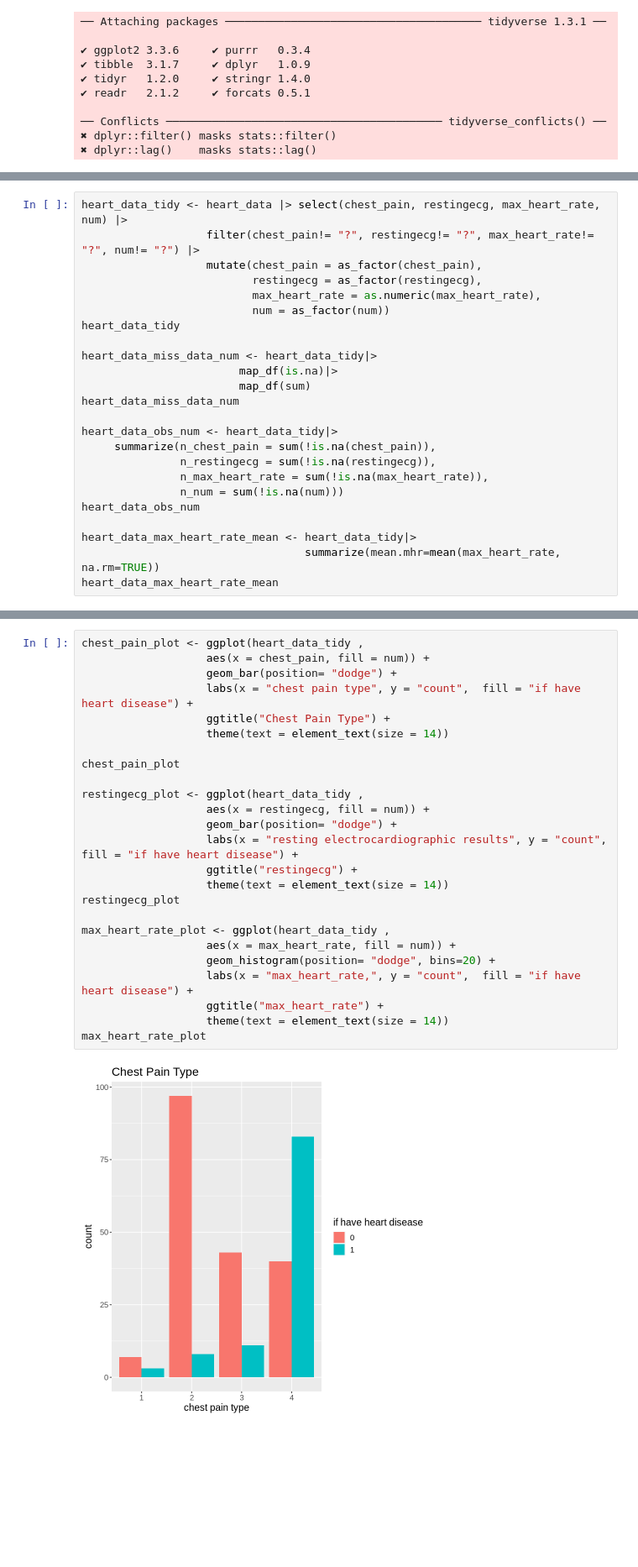
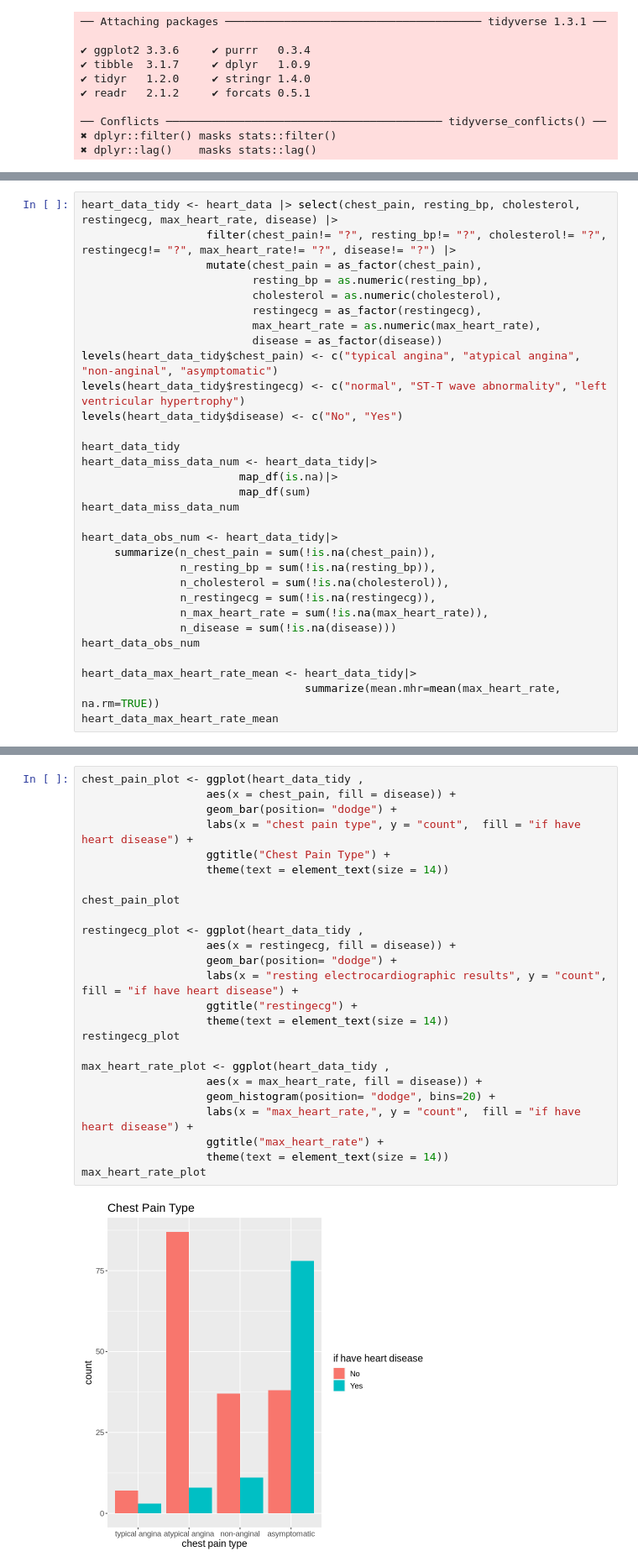
Before and after one commit to drew-gnaw/DSCI100-G81, a Jupyter notebook: WebImport.ipynb, the cells around one changed output, grey strips where cells are left out. Shown at 84% size. Cells and saved outputs as stored; diff of their text form; blank space fills up the shorter version.

Commit message:
Added chol and bp, and renamed factor levels

```diff
--- a/WebImport.ipynb
+++ b/WebImport.ipynb
@@ -46,14 +46,19 @@ A spec_tbl_df: 294 × 14
 | 58 | 0 | 2 | 180 | 393 | 0 | 0 | 110 | ... |
 | 65 | 1 | 4 | 130 | 275 | 0 | 1 | 115 | ... |
 # %%
-heart_data_tidy <- heart_data |> select(chest_pain, restingecg, max_heart_rate, num) |>
-                   filter(chest_pain!= "?", restingecg!= "?", max_heart_rate!= "?", num!= "?") |>
+heart_data_tidy <- heart_data |> select(chest_pain, resting_bp, cholesterol, restingecg, max_heart_rate, disease) |>
+                   filter(chest_pain!= "?", resting_bp!= "?", cholesterol!= "?", restingecg!= "?", max_heart_rate!= "?", disease!= "?") |>
                    mutate(chest_pain = as_factor(chest_pain),
+                          resting_bp = as.numeric(resting_bp),
+                          cholesterol = as.numeric(cholesterol),
                           restingecg = as_factor(restingecg),
                           max_heart_rate = as.numeric(max_heart_rate),
-                          num = as_factor(num))
+                          disease = as_factor(disease))
+levels(heart_data_tidy$chest_pain) <- c("typical angina", "atypical angina", "non-anginal", "asymptomatic")
+levels(heart_data_tidy$restingecg) <- c("normal", "ST-T wave abnormality", "left ventricular hypertrophy")
+levels(heart_data_tidy$disease) <- c("No", "Yes")
+
 heart_data_tidy
-
 heart_data_miss_data_num <- heart_data_tidy|>
                         map_df(is.na)|>
                         map_df(sum)
@@ -61,9 +66,11 @@ heart_data_miss_data_num
 
 heart_data_obs_num <- heart_data_tidy|>
      summarize(n_chest_pain = sum(!is.na(chest_pain)),
+               n_resting_bp = sum(!is.na(resting_bp)),
+               n_cholesterol = sum(!is.na(cholesterol)),
                n_restingecg = sum(!is.na(restingecg)),
                n_max_heart_rate = sum(!is.na(max_heart_rate)),
-               n_num = sum(!is.na(num)))
+               n_disease = sum(!is.na(disease)))
 heart_data_obs_num
 
 heart_data_max_heart_rate_mean <- heart_data_tidy|>
@@ -104,27 +111,27 @@ A tibble: 1 × 1
 # %%
 chest_pain_plot <- ggplot(heart_data_tidy ,
-                   aes(x = chest_pain, fill = num)) +
+                   aes(x = chest_pain, fill = disease)) +
                    geom_bar(position= "dodge") +
                    labs(x = "chest pain type", y = "count",  fill = "if have heart disease") +
                    ggtitle("Chest Pain Type") +
                    theme(text = element_text(size = 14))
 
 chest_pain_plot
 
 restingecg_plot <- ggplot(heart_data_tidy ,
-                   aes(x = restingecg, fill = num)) +
+                   aes(x = restingecg, fill = disease)) +
                    geom_bar(position= "dodge") +
                    labs(x = "resting electrocardiographic results", y = "count",  fill = "if have heart disease") +
                    ggtitle("restingecg") +
                    theme(text = element_text(size = 14))
 restingecg_plot
 
 max_heart_rate_plot <- ggplot(heart_data_tidy ,
-                   aes(x = max_heart_rate, fill = num)) +
+                   aes(x = max_heart_rate, fill = disease)) +
                    geom_histogram(position= "dodge", bins=20) +
                    labs(x = "max_heart_rate,", y = "count",  fill = "if have heart disease") +
                    ggtitle("max_heart_rate") +
                    theme(text = element_text(size = 14))
 max_heart_rate_plot
 # %% [output]
-[figure, old version]
+[figure, new version]
```
Also changed, not shown: parts of 3 cells of this notebook.
